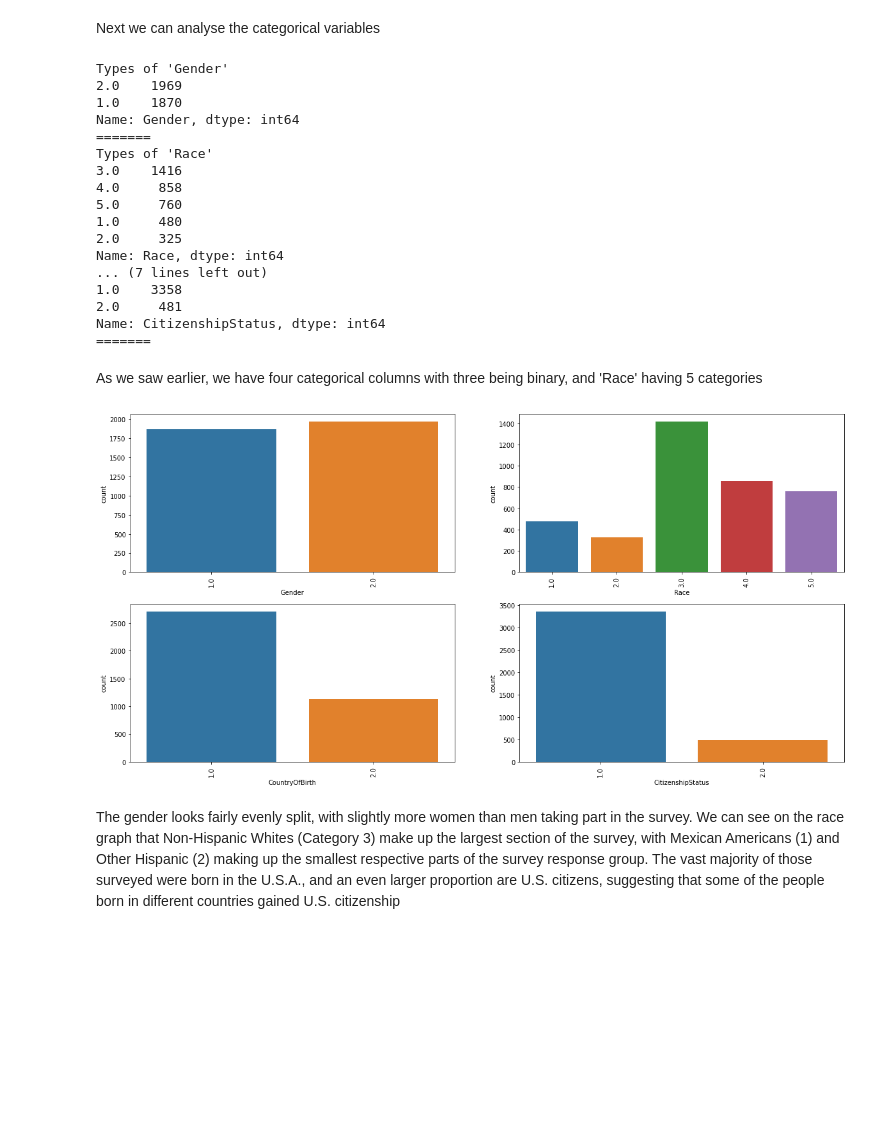
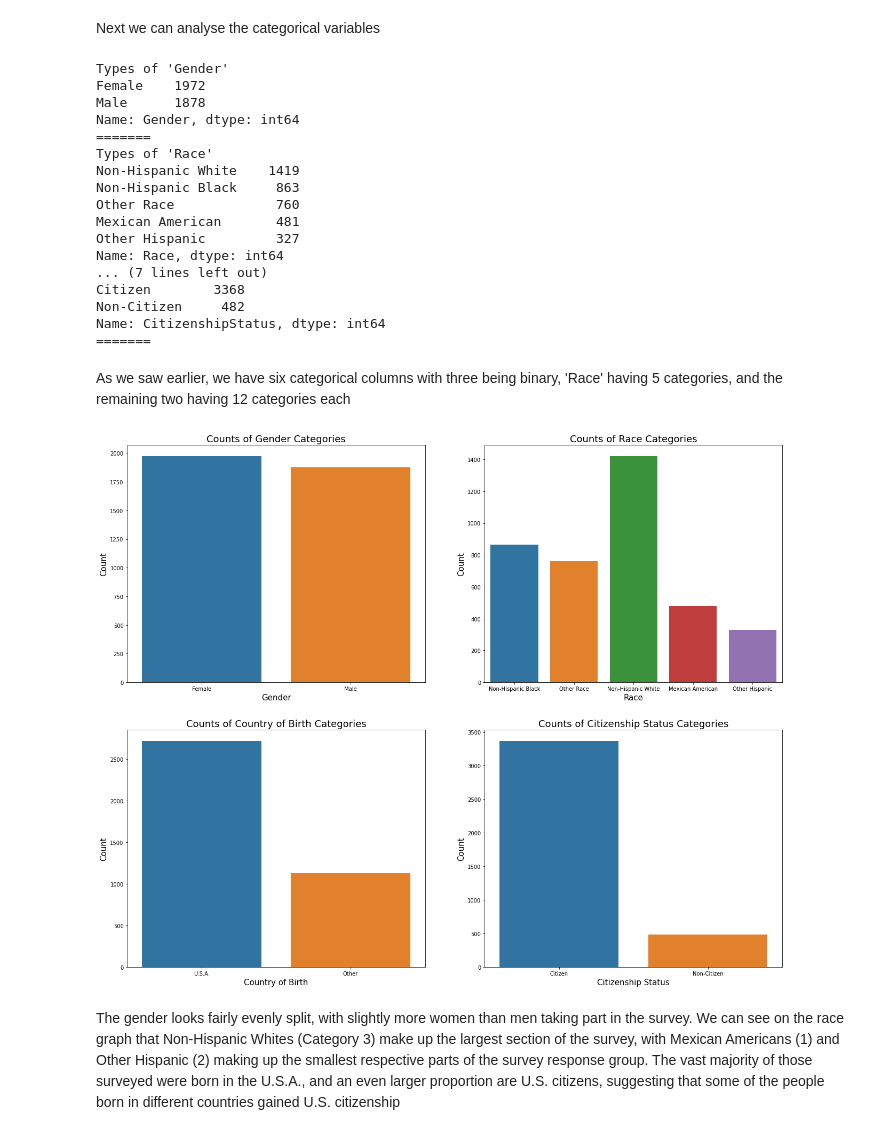
Before and after one commit to DMarshallDeveloper/HeartDiseaseClassifier, a Jupyter notebook: DATA301ProjectPhase2.ipynb, the cells around one changed output. Cells and saved outputs as stored; diff of their text form; code cells hidden in the pictures; blank space fills up the shorter version.

```diff
--- a/DATA301ProjectPhase2.ipynb
+++ b/DATA301ProjectPhase2.ipynb
@@ -201,7 +202,8 @@ Index(['SEQN', 'SDDSRVYR', 'RIDSTATR', 'RIAGENDR', 'RIDAGEYR', 'RIDRETH1',
 Next we will select all the columns that we deem relevant. Looking through the dataset, the ones which we do not want to keep are ones that are less about the person, like the data release cycle, and the time period over which the questionaire was conducted, and other irrelevant information such as the information about the household reference person. We do this to narrow down the number of features so that the classification does not become overfitted
 # %%
 demographics_short2 = demographics_short.copy()
-demographics_short2.drop(['SDDSRVYR', 'RIDSTATR', 'RIDRETH3', 'RIDEXMON', 'SIALANG', 'SIAPROXY', 'SIAINTRP', 'FIALANG', 'FIAPROXY', 'FIAINTRP', 'DMDHHSIZ', 'DMDHHSZA', 'DMDHHSZB', 'DMDHHSZE', 'DMDHRGND', 'DMDHRAGZ', 'DMDHREDZ', 'DMDHRMAZ', 'WTINT2YR', 'WTMEC2YR', 'SDMVPSU', 'SDMVSTRA'], axis=1, inplace=True)
+demographics_short2.drop(['SDDSRVYR', 'RIDSTATR', 'RIDRETH3', 'RIDEXMON', 'SIALANG', 'SIAPROXY', 'SIAINTRP', 'FIALANG', 'FIAPROXY', 'FIAINTRP', 'DMDHHSIZ', 'DMDHHSZA', 'DMDHHSZB', 'DMDHHSZE', 'DMDHRGND', 'DMDHRAGZ', 'DMDHREDZ', 'DMDHRMAZ', 'WTINT2YR', 'WTMEC2YR', 'SDMVPSU', 'SDMVSTRA', 'INDHHIN2',
+       'INDFMIN2'], axis=1, inplace=True)
 print(demographics_short2.head())
 print(demographics_short2.columns)
 # %% [output]
@@ -224,7 +226,7 @@ Index(['SEQN', 'RIAGENDR', 'RIDAGEYR', 'RIDRETH1', 'DMDBORN4', 'DMDCITZN',
 # %% [markdown]
 Finally we will rename the variables in this dataset too so that they are clearer to understand
 # %%
-demographics_short2.columns = ['SEQN', 'Gender', 'Age', 'Race', 'CountryOfBirth', 'CitizenshipStatus', 'FamilySize', 'AnnualHouseholdIncome', 'AnnualFamilyIncome', 'FamilyIncomePovertyRatio']
+demographics_short2.columns = ['SEQN', 'Gender', 'Age', 'Race', 'CountryOfBirth', 'CitizenshipStatus', 'FamilySize', 'FamilyIncomePovertyRatio']
 demographics_short2.head()
 # %% [output]
 |  | SEQN | Gender | Age | Race | CountryOfBirth | CitizenshipStatus | FamilySize | ... |
@@ -421 +425,8 @@ Name: CitizenshipStatus, dtype: int64
+# %%
+joined_dataset7 = joined_dataset6.copy()
+joined_dataset7['Gender'] = joined_dataset6['Gender'].replace([1, 2],['Male', 'Female'])
+joined_dataset7['Race'] = joined_dataset6['Race'].replace([1, 2, 3, 4, 5],['Mexican American', 'Other Hispanic', 'Non-Hispanic White', 'Non-Hispanic Black', 'Other Race'])
+joined_dataset7['CountryOfBirth'] = joined_dataset6['CountryOfBirth'].replace([1, 2],['U.S.A.', 'Other'])
+joined_dataset7['CitizenshipStatus'] = joined_dataset6['CitizenshipStatus'].replace([1, 2],['Citizen', 'Non-Citizen'])
+joined_dataset7['hasHeartDisease'] = joined_dataset6['hasHeartDisease'].replace([1, 2],['Yes', 'No'])
 # %% [markdown]
@@ -436,45 +478,52 @@ There are a lot of valuable insights contained in this data here, and we will br
 Next we can analyse the categorical variables
 # %%
 print("Types of 'Gender'")
-print(joined_dataset6["Gender"].value_counts())
+print(joined_dataset7["Gender"].value_counts())
 print("=======")
 print("Types of 'Race'")
-print(joined_dataset6["Race"].value_counts())
+print(joined_dataset7["Race"].value_counts())
 print("=======")
 print("Types of 'CountryOfBirth'")
-print(joined_dataset6["CountryOfBirth"].value_counts())
+print(joined_dataset7["CountryOfBirth"].value_counts())
 print("=======")
 print("Types of 'CitizenshipStatus'")
-print(joined_dataset6["CitizenshipStatus"].value_counts())
+print(joined_dataset7["CitizenshipStatus"].value_counts())
 print("=======")
 # %% [output]
 Types of 'Gender'
-2.0    1969
-1.0    1870
+Female    1972
+Male      1878
 Name: Gender, dtype: int64
 =======
 Types of 'Race'
-3.0    1416
-4.0     858
-5.0     760
-1.0     480
-2.0     325
+Non-Hispanic White    1419
+Non-Hispanic Black     863
+Other Race             760
+Mexican American       481
+Other Hispanic         327
 Name: Race, dtype: int64
 ... (7 lines left out)
-1.0    3358
-2.0     481
+Citizen        3368
+Non-Citizen     482
 Name: CitizenshipStatus, dtype: int64
 =======
 # %% [markdown]
-As we saw earlier, we have four categorical columns with three being binary, and 'Race' having 5 categories
+As we saw earlier, we have six categorical columns with three being binary, 'Race' having 5 categories, and the remaining two having 12 categories each
 # %%
-fig, ax = plt.subplots(2, 2, figsize=(20, 10))
+titles = ['Counts of Gender Categories', 'Counts of Race Categories', 'Counts of Country of Birth Categories', 'Counts of Citizenship Status Categories']
+x_labels = ['Gender', 'Race', 'Country of Birth', 'Citizenship Status']
+i = 0
+fig, ax = plt.subplots(2, 2, figsize=(22, 18))
 for variable, subplot in zip(categorical, ax.flatten()):
-    sns.countplot(x=joined_dataset6[variable], ax=subplot)
+    axes = sns.countplot(x=joined_dataset7[variable], ax=subplot)
+    axes.set_title(titles[i], size=18)
+    axes.set_xlabel(x_labels[i], size = 15)
+    axes.set_ylabel("Count", size = 15)
+    i = i + 1
     for label in subplot.get_xticklabels():
-        label.set_rotation(90)
+        label.set_rotation(0)
 # %% [output]
-[figure, old version]
+[figure, new version]
 # %% [markdown]
 The gender looks fairly evenly split, with slightly more women than men taking part in the survey. We can see on the race graph that Non-Hispanic Whites (Category 3) make up the largest section of the survey, with Mexican Americans (1) and Other Hispanic (2) making up the smallest respective parts of the survey response group. The vast majority of those surveyed were born in the U.S.A., and an even larger proportion are U.S. citizens, suggesting that some of the people born in different countries gained U.S. citizenship
 # %%
```
Also changed, not shown: parts of 49 cells of this notebook.
